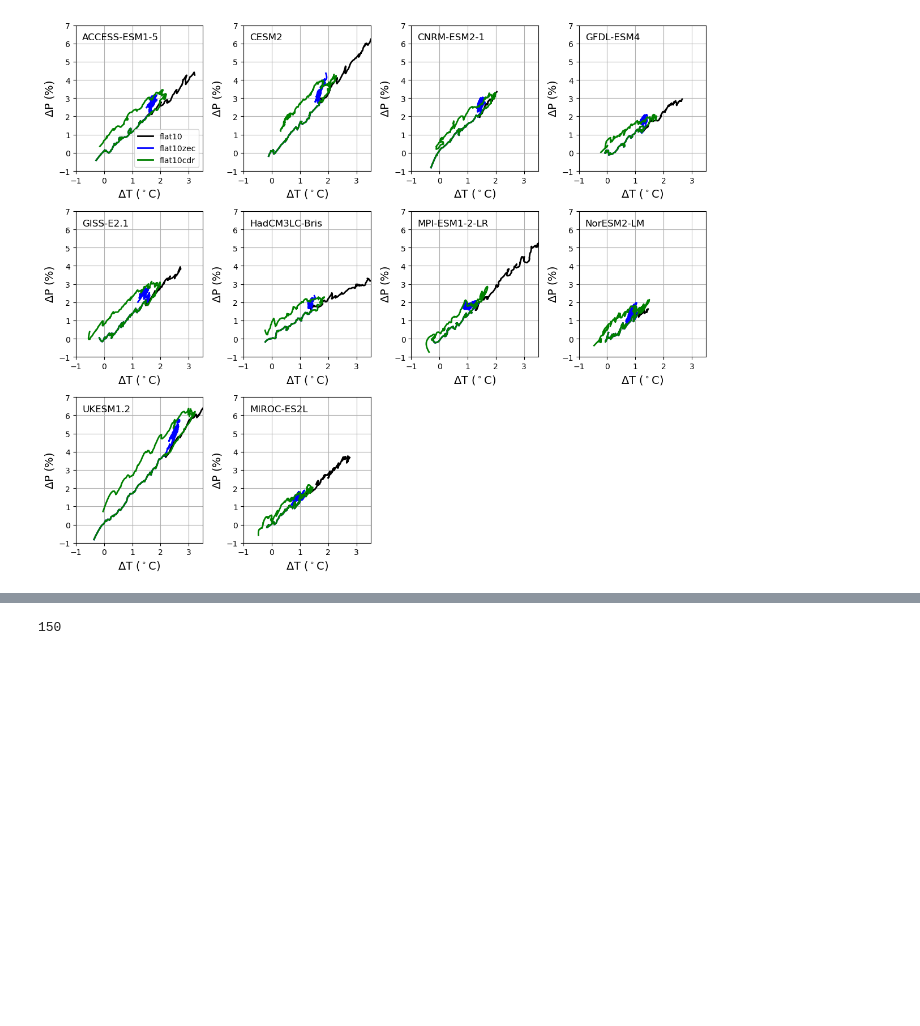
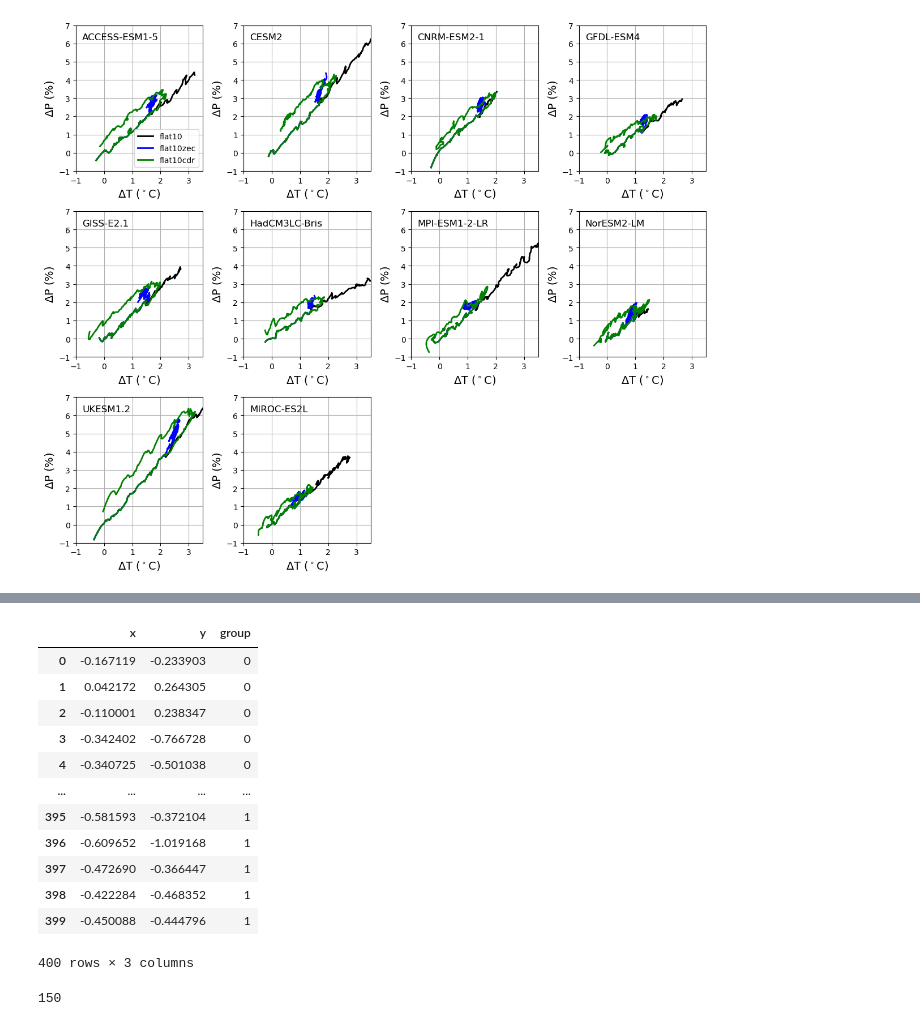
Before and after one commit to ckoven/flat10mip_regional_climatechange, a Jupyter notebook: precip_temp_analysis.ipynb, the cells around one changed output, grey strips where cells are left out. Saved outputs shown, nothing was run; the diff lists cells and outputs as text; code cells hidden in the pictures; blank space fills up the shorter version.

```diff
--- a/precip_temp_analysis.ipynb
+++ b/precip_temp_analysis.ipynb
@@ -294,3 +356,19 @@ plt.savefig('fig_temp_vs_precip_traces', dpi=300, bbox_inches='tight')
+# %%
+df_total
+# %% [output]
+|  | x | y | group |
+| 0 | -0.167119 | -0.233903 | 0 |
+| 1 | 0.042172 | 0.264305 | 0 |
+| 2 | -0.110001 | 0.238347 | 0 |
+| 3 | -0.342402 | -0.766728 | 0 |
+| 4 | -0.340725 | -0.501038 | 0 |
+| ... | ... | ... | ... |
+| 395 | -0.581593 | -0.372104 | 1 |
+| 396 | -0.609652 | -1.019168 | 1 |
+| 397 | -0.472690 | -0.366447 | 1 |
+| 398 | -0.422284 | -0.468352 | 1 |
+| 399 | -0.450088 | -0.444796 | 1 |
+400 rows × 3 columns
 # %%
 min(len(x),len(y))
 # %% [output]
```
Also changed, not shown: parts of 5 cells of this notebook, 13 other files.
